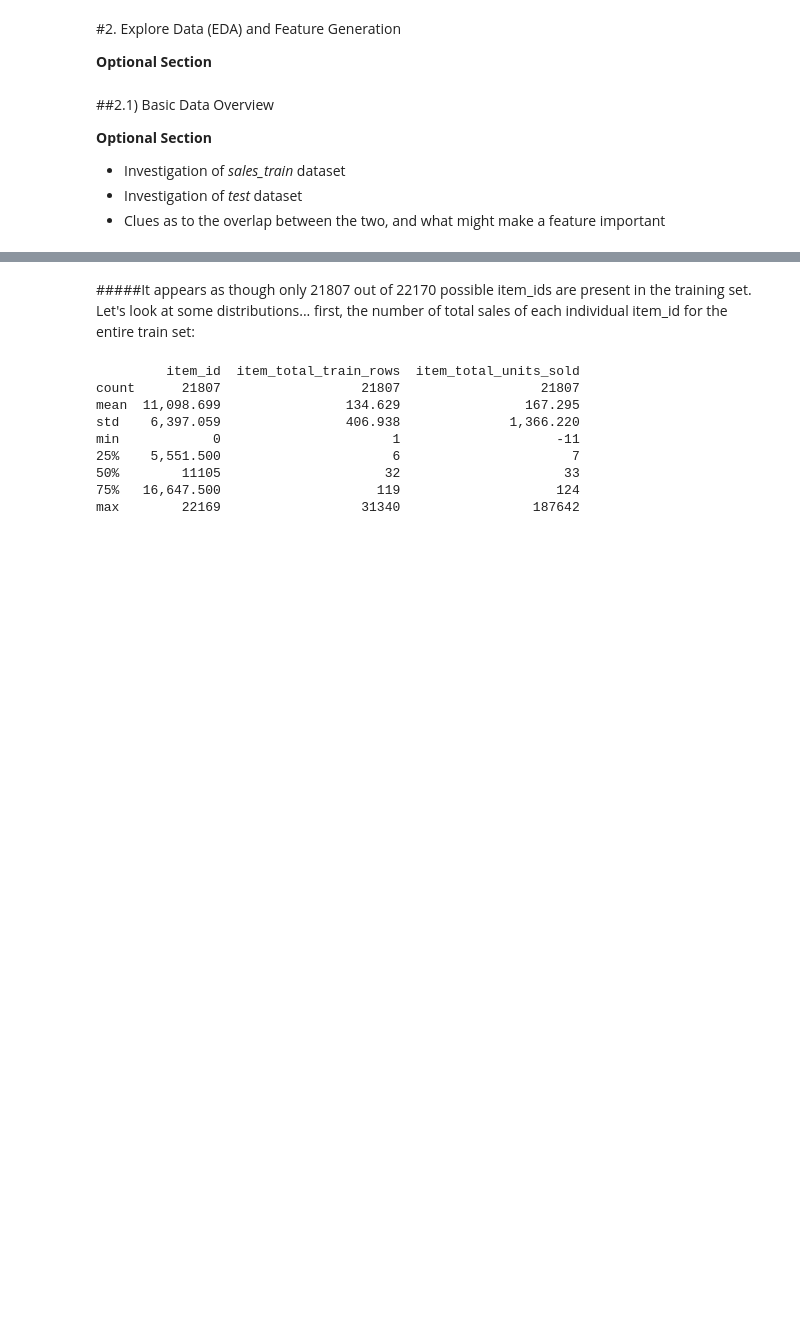
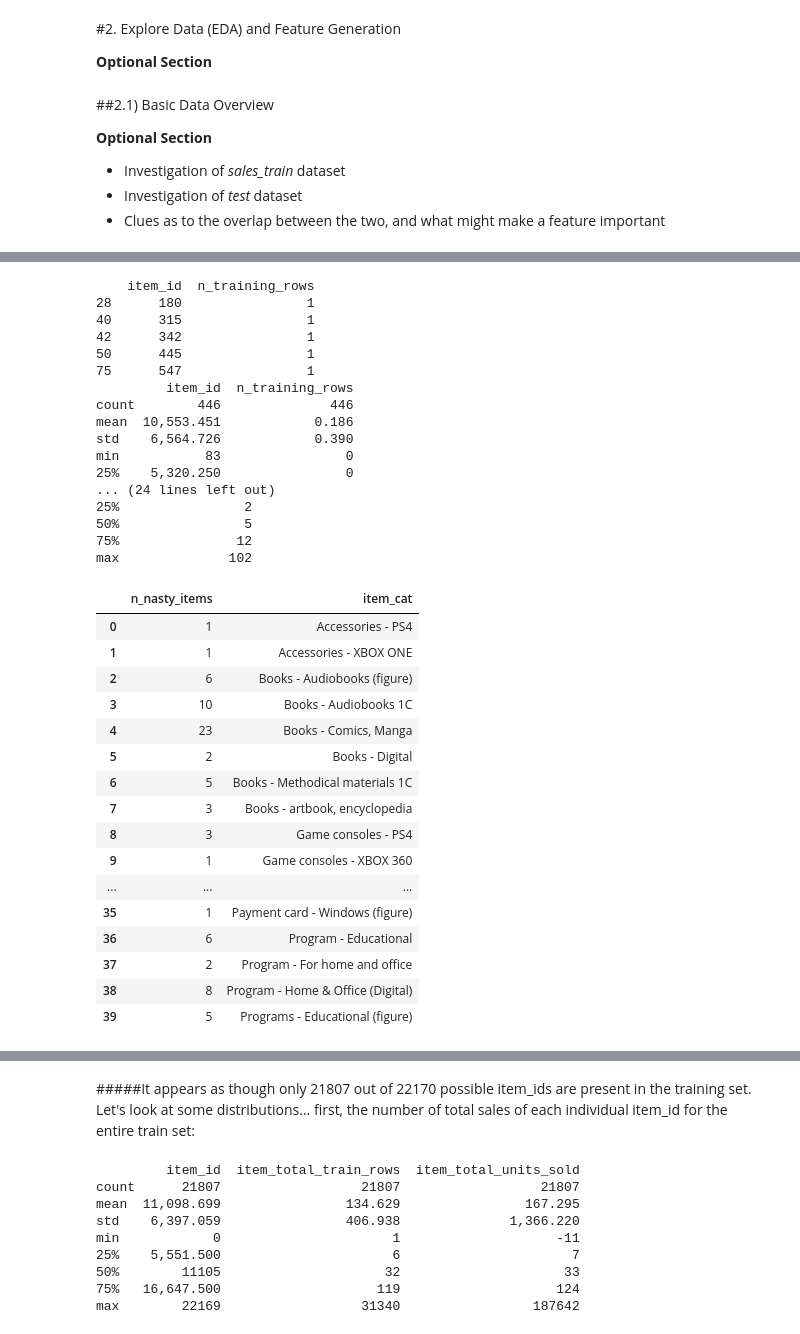
Before and after one commit to migai/Kag, a Jupyter notebook: ipynb_versions/MG_EDA_v2.8 finalize shop item cat groups.ipynb, the cells around one changed output, grey strips where cells are left out. Saved outputs shown, nothing was run; the diff lists cells and outputs as text; code cells hidden in the pictures; blank space fills up the shorter version.

```diff
--- a/ipynb_versions/MG_EDA_v2.8 finalize shop item cat groups.ipynb
+++ b/ipynb_versions/MG_EDA_v2.8 finalize shop item cat groups.ipynb
@@ -324,6 +324,7 @@ from catboost import CatBoostRegressor
 # Specific formatting for my use
 # format pandas output so we can see all the columns we care about here (I'm using a widescreen monitor)
 #pd.set_option("display.max_columns",30)
+pd.set_option("display.max_rows",100)
 pd.set_option("display.width", 120)
 #pd.set_option("display.precision", 3)
 pd.options.display.float_format = lambda x : '{:.0f}'.format(x) if round(x,0) == x else '{:,.3f}'.format(x)
@@ -721,0 +769,61 @@ Number of unique item IDs present in both test and items data files: 5100
+# %%
+nasty_items_train = sales_train.groupby('item_id').count().reset_index().rename(columns={'shop_id':'n_training_rows'})[['item_id','n_training_rows']]
+nasty_items_train = nasty_items_train[nasty_items_train.item_id.isin(nasty_pairs.item_id)]  # keep only items that are in the set of 5100 test set items
+nasty_items_train = nasty_items_train.merge(test_items, how='right', on='item_id').fillna(0)  # include the items that are only found in the test set
+nasty_items_train = nasty_items_train[nasty_items_train.n_training_rows < 2][['item_id','n_training_rows']]
+print(nasty_items_train.head())
+print(nasty_items_train.describe())
+
+print("\nA total of 83 of the items in the test set have only 1 row in the train set.")
+print("And, as determined earlier, 363 items in the test set have 0 rows in the train set")
+print("Let's have a look at their item names and category names...\n")
+items_transl_with_cat = items_transl.merge(item_categories_augmented[['item_category_id','En_Name','Subcategory1','Subcategory2']], how='left', on='item_category_id').rename(columns={'En_Name':'item_cat'})
+nasty_items_train2 = nasty_items_train.merge(items_transl_with_cat, how='left', on='item_id').drop(['item_name'], axis=1).rename(columns={'En_name':'item_name'})
+print(nasty_items_train2.head())
+nasty_categories = nasty_items_train2.groupby('item_cat').count().reset_index()[['item_id','item_cat']].rename(columns={'item_id':'n_nasty_items'})
+print(f"Total items with 0 or 1 rows in train set: {nasty_categories.n_nasty_items.sum()}")
+print(f"Total number of original categories involved: {nasty_categories.item_cat.nunique()}\n")
+print(nasty_categories.describe())
+print("\n")
+nasty_categories
+
+#nasty_items = nasty_pairs.groupby('item_id').sum().reset_index()
+#print("\n\n")
+#print(nasty_items.head(2))
+#print("\n\n")
+#print(nasty_items.describe())
+# %% [output]
+    item_id  n_training_rows
+28      180                1
+40      315                1
+42      342                1
+50      445                1
+75      547                1
+         item_id  n_training_rows
+count        446              446
+mean  10,553.451            0.186
+std    6,564.726            0.390
+min           83                0
+25%    5,320.250                0
+... (24 lines left out)
+25%                2
+50%                5
+75%               12
+max              102
+|  | n_nasty_items | item_cat |
+| 0 | 1 | Accessories - PS4 |
+| 1 | 1 | Accessories - XBOX ONE |
+| 2 | 6 | Books - Audiobooks (figure) |
+| 3 | 10 | Books - Audiobooks 1C |
+| 4 | 23 | Books - Comics, Manga |
+| 5 | 2 | Books - Digital |
+| 6 | 5 | Books - Methodical materials 1C |
+| 7 | 3 | Books - artbook, encyclopedia |
+| 8 | 3 | Game consoles - PS4 |
+| 9 | 1 | Game consoles - XBOX 360 |
+| ... | ... | ... |
+| 35 | 1 | Payment card - Windows (figure) |
+| 36 | 6 | Program - Educational |
+| 37 | 2 | Program - For home and office |
+| 38 | 8 | Program - Home & Office (Digital) |
+| 39 | 5 | Programs - Educational (figure) |
```
Also changed, not shown: parts of 13 cells of this notebook, 2 other files.
